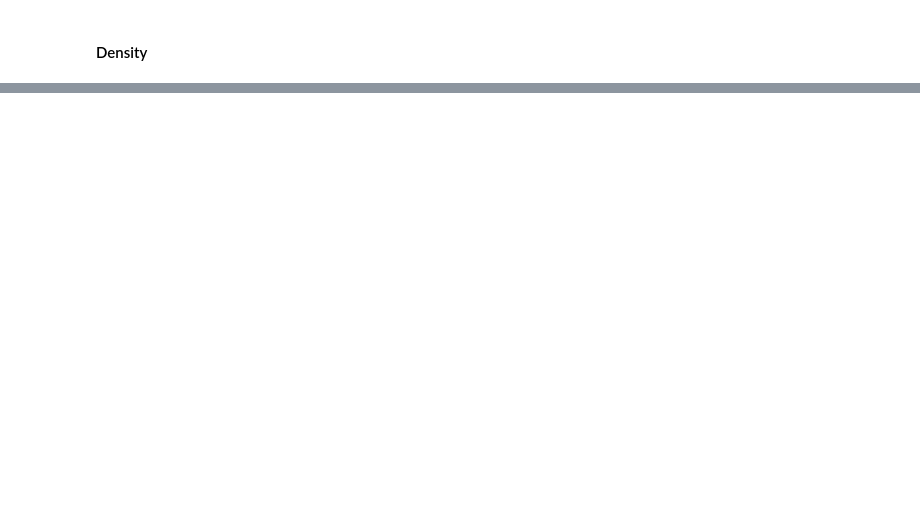
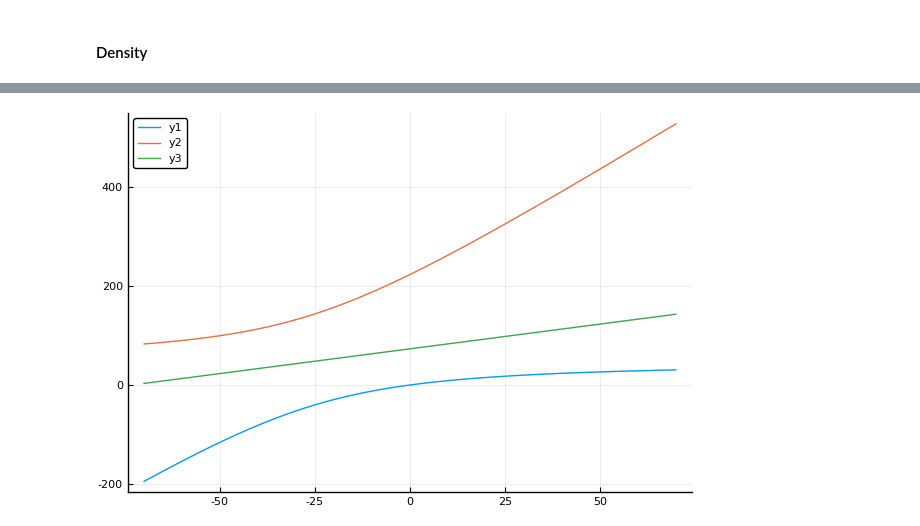
Before and after one commit to sisl/CRCBS.jl, a Jupyter notebook: experiments/Probability_estimation_choosing_bounds.ipynb, the cells around one changed output, grey strips where cells are left out. Saved outputs shown, nothing was run; the diff lists cells and outputs as text; code cells hidden in the pictures; blank space fills up the shorter version.

```diff
--- a/experiments/Probability_estimation_choosing_bounds.ipynb
+++ b/experiments/Probability_estimation_choosing_bounds.ipynb
@@ -51,0 +169,16 @@ plot(contour(x, y, pdensity; levels = collect(range(0,stop=0.0000000000000000000
+# %%
+# eq 2
+xt = [xy + (n1-1)*lambda for xy in x]
+
+# eq 1
+a = -2/lambda
+bt = [(n1+n2 + 2*xy/lambda - 2) for xy in x]
+ct = [-n2*xy + xy for xy in x]
+deltas = [bt[k]^2 - 4*a*ct[k] for (k,_) in enumerate(x)]
+root1s = [(-bt[k] + sqrt(deltas[k]))/2*a for (k,_) in enumerate(x)]
+root2s = [(-bt[k] - sqrt(deltas[k]))/2*a for (k,_) in enumerate(x)]
+plot(x,root1s)
+plot!(x,root2s)
+plot!(x,xt)
+# %% [output]
+[figure, added]
```
Also changed, not shown: parts of 14 cells of this notebook, 10 other files.
